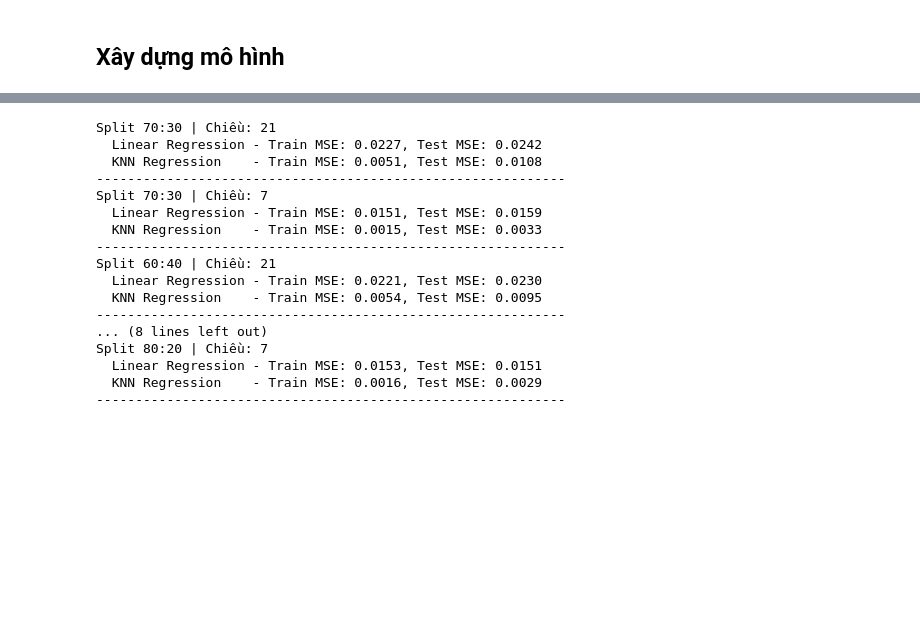
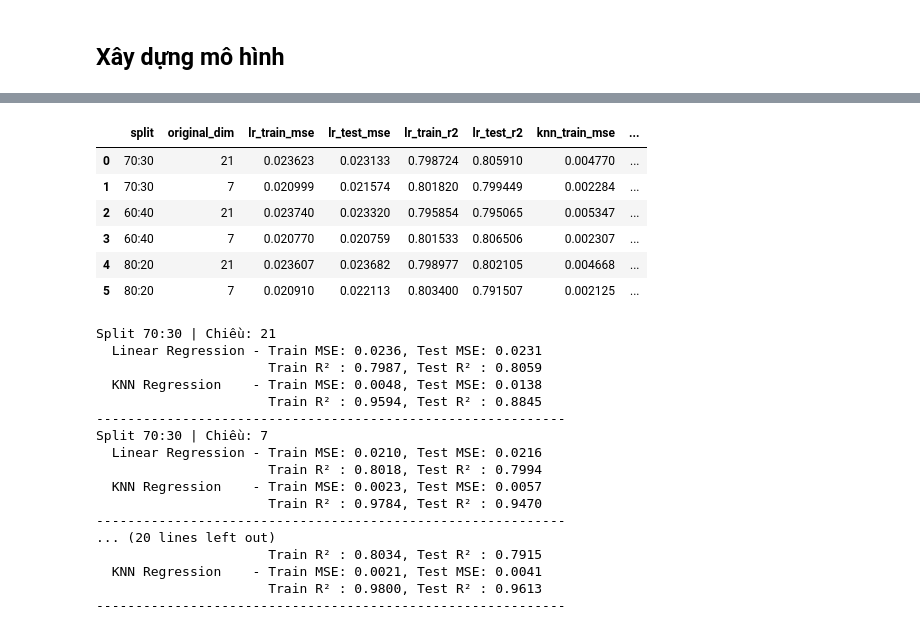
Before and after one commit to VuVanTien03/machine-learning, a Jupyter notebook: notebook/model/classification_to_regression.ipynb, the cells around one changed output, grey strips where cells are left out. Saved outputs shown, nothing was run; the diff lists cells and outputs as text; code cells hidden in the pictures; blank space fills up the shorter version.

```diff
--- a/notebook/model/classification_to_regression.ipynb
+++ b/notebook/model/classification_to_regression.ipynb
@@ -110,24 +201,43 @@ df_results
+# %%
+results = []
+
+for test_ratio in [0.3, 0.4, 0.2]:  # tương ứng 7:3, 6:4, 8:2
+    results.append(evaluate_split(test_ratio, pca_ratio=1.0))         # Dữ liệu gốc
+    results.append(evaluate_split(test_ratio, pca_ratio=1/3))         # Dữ liệu giảm 1/3
+
+df_results = pd.DataFrame(results)
+df_results
+# %% [output]
+|  | split | original_dim | lr_train_mse | lr_test_mse | lr_train_r2 | lr_test_r2 | knn_train_mse | ... |
+| 0 | 70:30 | 21 | 0.023623 | 0.023133 | 0.798724 | 0.805910 | 0.004770 | ... |
+| 1 | 70:30 | 7 | 0.020999 | 0.021574 | 0.801820 | 0.799449 | 0.002284 | ... |
+| 2 | 60:40 | 21 | 0.023740 | 0.023320 | 0.795854 | 0.795065 | 0.005347 | ... |
+| 3 | 60:40 | 7 | 0.020770 | 0.020759 | 0.801533 | 0.806506 | 0.002307 | ... |
+| 4 | 80:20 | 21 | 0.023607 | 0.023682 | 0.798977 | 0.802105 | 0.004668 | ... |
+| 5 | 80:20 | 7 | 0.020910 | 0.022113 | 0.803400 | 0.791507 | 0.002125 | ... |
 # %%
 for i, row in df_results.iterrows():
     print(f"Split {row['split']} | Chiều: {row['original_dim']}")
     print(f"  Linear Regression - Train MSE: {row['lr_train_mse']:.4f}, Test MSE: {row['lr_test_mse']:.4f}")
+    print(f"                      Train R² : {row['lr_train_r2']:.4f}, Test R² : {row['lr_test_r2']:.4f}")
     print(f"  KNN Regression    - Train MSE: {row['knn_train_mse']:.4f}, Test MSE: {row['knn_test_mse']:.4f}")
+    print(f"                      Train R² : {row['knn_train_r2']:.4f}, Test R² : {row['knn_test_r2']:.4f}")
     print("-" * 60)
 # %% [output]
 Split 70:30 | Chiều: 21
-  Linear Regression - Train MSE: 0.0227, Test MSE: 0.0242
-  KNN Regression    - Train MSE: 0.0051, Test MSE: 0.0108
+  Linear Regression - Train MSE: 0.0236, Test MSE: 0.0231
+                      Train R² : 0.7987, Test R² : 0.8059
+  KNN Regression    - Train MSE: 0.0048, Test MSE: 0.0138
+                      Train R² : 0.9594, Test R² : 0.8845
 ------------------------------------------------------------
 Split 70:30 | Chiều: 7
-  Linear Regression - Train MSE: 0.0151, Test MSE: 0.0159
-  KNN Regression    - Train MSE: 0.0015, Test MSE: 0.0033
+  Linear Regression - Train MSE: 0.0210, Test MSE: 0.0216
+                      Train R² : 0.8018, Test R² : 0.7994
+  KNN Regression    - Train MSE: 0.0023, Test MSE: 0.0057
+                      Train R² : 0.9784, Test R² : 0.9470
 ------------------------------------------------------------
-Split 60:40 | Chiều: 21
-  Linear Regression - Train MSE: 0.0221, Test MSE: 0.0230
-  KNN Regression    - Train MSE: 0.0054, Test MSE: 0.0095
+... (20 lines left out)
+                      Train R² : 0.8034, Test R² : 0.7915
+  KNN Regression    - Train MSE: 0.0021, Test MSE: 0.0041
+                      Train R² : 0.9800, Test R² : 0.9613
 ------------------------------------------------------------
-... (8 lines left out)
-Split 80:20 | Chiều: 7
-  Linear Regression - Train MSE: 0.0153, Test MSE: 0.0151
-  KNN Regression    - Train MSE: 0.0016, Test MSE: 0.0029
-------------------------------------------------------------
```
Also changed, not shown: parts of 4 cells of this notebook, 2 other files.
